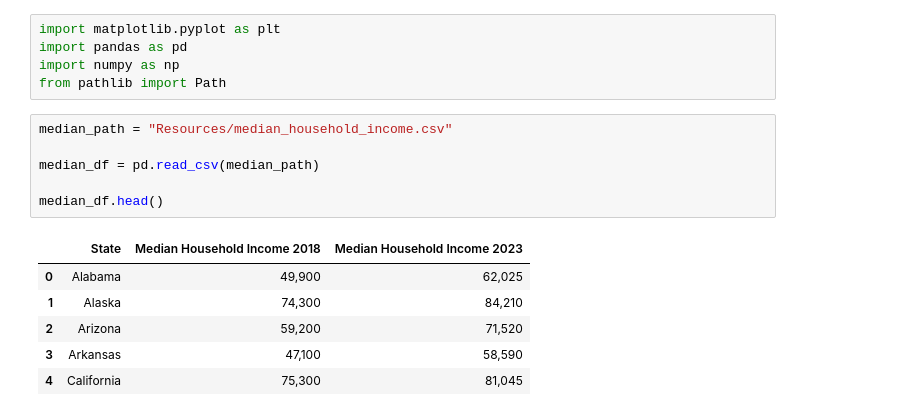
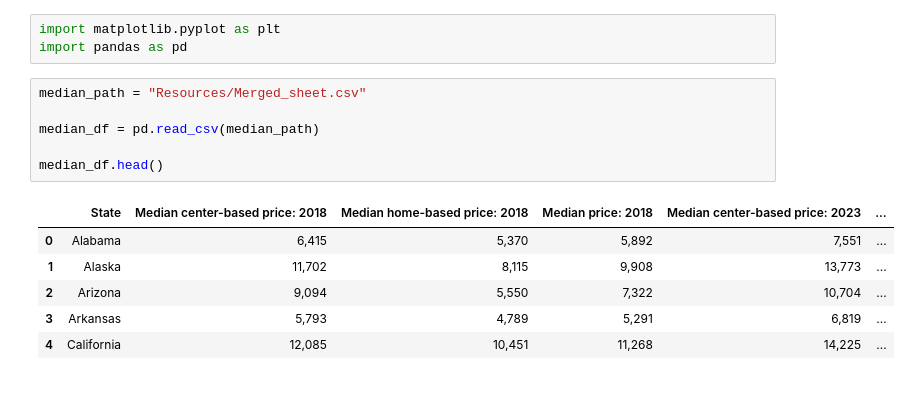
Before and after one commit to Clivesay1/Project-1, a Jupyter notebook: GetCharted.ipynb, the cells around one changed output. Saved outputs shown, nothing was run; the diff lists cells and outputs as text.

```diff
--- a/GetCharted.ipynb
+++ b/GetCharted.ipynb
@@ -1,18 +1,16 @@
 # %%
 import matplotlib.pyplot as plt
 import pandas as pd
-import numpy as np
-from pathlib import Path
 # %%
-median_path = "Resources/median_household_income.csv"
+median_path = "Resources/Merged_sheet.csv"
 
 median_df = pd.read_csv(median_path)
 
 median_df.head()
 # %% [output]
-|  | State | Median Household Income 2018 | Median Household Income 2023 |
-| 0 | Alabama | 49,900 | 62,025 |
-| 1 | Alaska | 74,300 | 84,210 |
-| 2 | Arizona | 59,200 | 71,520 |
-| 3 | Arkansas | 47,100 | 58,590 |
-| 4 | California | 75,300 | 81,045 |
+|  | State | Median center-based price: 2018 | Median home-based price: 2018 | Median price: 2018 | Median center-based price: 2023 | ... |
+| 0 | Alabama | 6,415 | 5,370 | 5,892 | 7,551 | ... |
+| 1 | Alaska | 11,702 | 8,115 | 9,908 | 13,773 | ... |
+| 2 | Arizona | 9,094 | 5,550 | 7,322 | 10,704 | ... |
+| 3 | Arkansas | 5,793 | 4,789 | 5,291 | 6,819 | ... |
+| 4 | California | 12,085 | 10,451 | 11,268 | 14,225 | ... |
```
Also changed, not shown: parts of 5 cells of this notebook.
